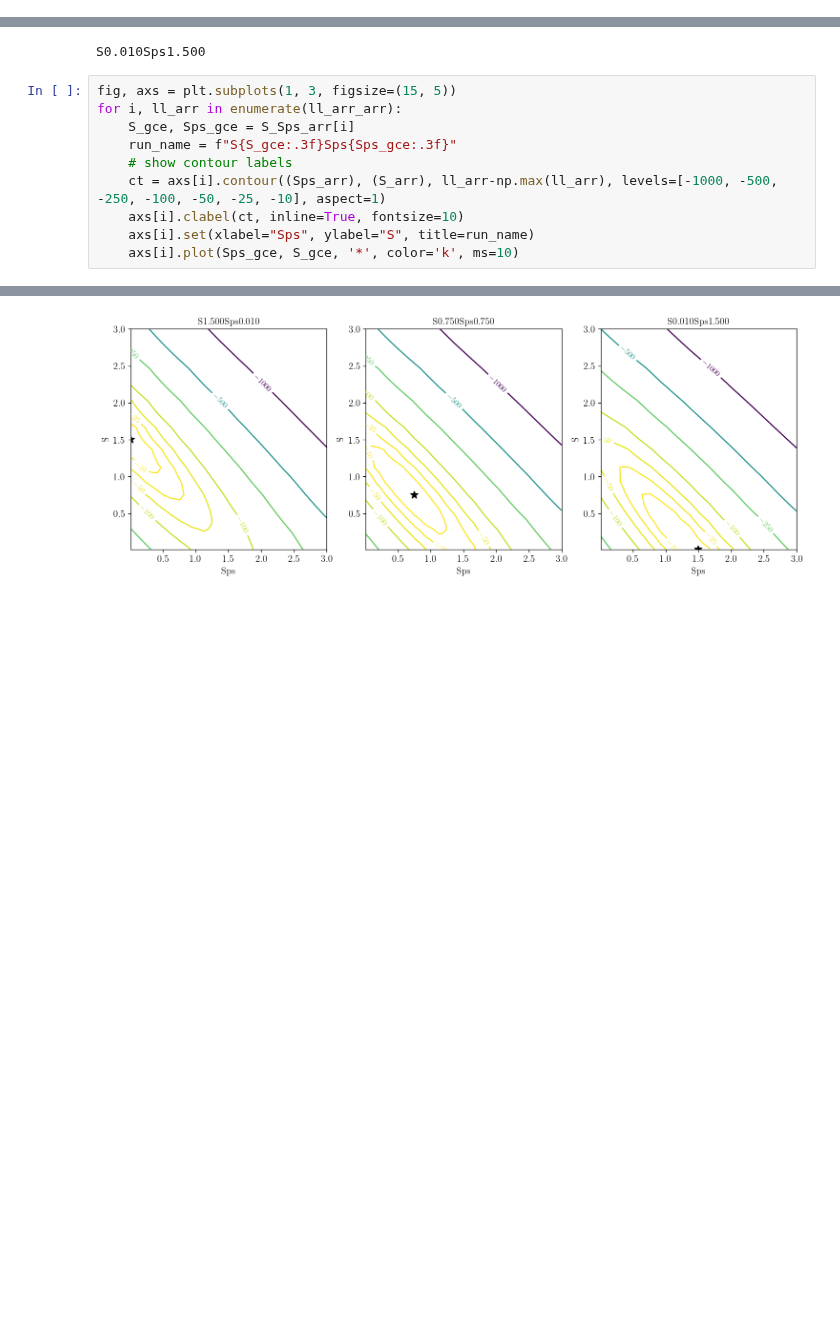
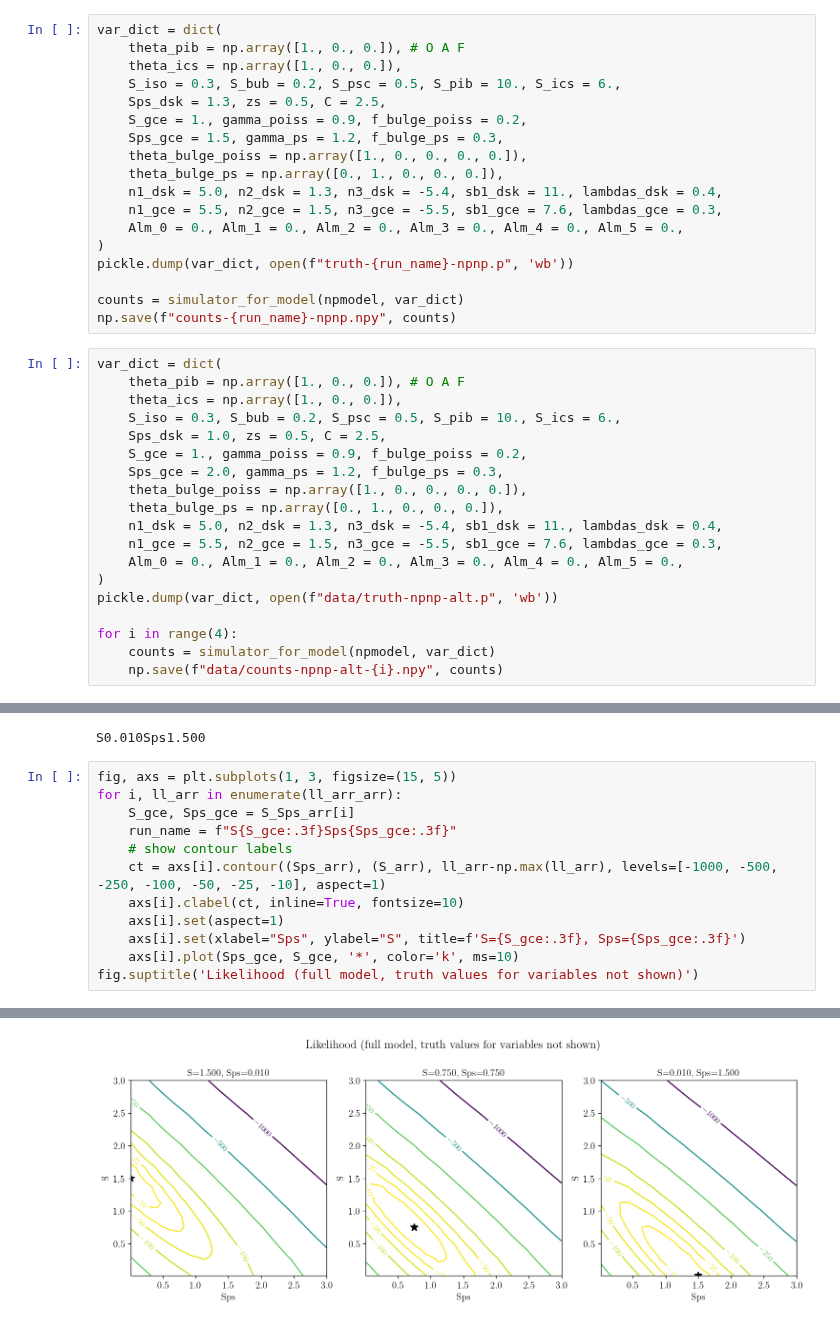
Before and after one commit to smsharma/fermi-prob-prog, a Jupyter notebook: validating/fit_np_to_np/check_likelihood.ipynb, the cells around one changed output, grey strips where cells are left out. Drawn from its saved outputs; the diff is of its cells as text; blank space fills up the shorter version.

Commit message:
simplified np model

```diff
--- a/validating/fit_np_to_np/check_likelihood.ipynb
+++ b/validating/fit_np_to_np/check_likelihood.ipynb
@@ -109 +111,38 @@ S0.010Sps5.000
+# %%
+var_dict = dict(
+    theta_pib = np.array([1., 0., 0.]), # O A F
+    theta_ics = np.array([1., 0., 0.]),
+    S_iso = 0.3, S_bub = 0.2, S_psc = 0.5, S_pib = 10., S_ics = 6.,
+    Sps_dsk = 1.3, zs = 0.5, C = 2.5,
+    S_gce = 1., gamma_poiss = 0.9, f_bulge_poiss = 0.2,
+    Sps_gce = 1.5, gamma_ps = 1.2, f_bulge_ps = 0.3,
+    theta_bulge_poiss = np.array([1., 0., 0., 0., 0.]),
+    theta_bulge_ps = np.array([0., 1., 0., 0., 0.]),
+    n1_dsk = 5.0, n2_dsk = 1.3, n3_dsk = -5.4, sb1_dsk = 11., lambdas_dsk = 0.4,
+    n1_gce = 5.5, n2_gce = 1.5, n3_gce = -5.5, sb1_gce = 7.6, lambdas_gce = 0.3,
+    Alm_0 = 0., Alm_1 = 0., Alm_2 = 0., Alm_3 = 0., Alm_4 = 0., Alm_5 = 0.,
+)
+pickle.dump(var_dict, open(f"truth-{run_name}-npnp.p", 'wb'))
+
+counts = simulator_for_model(npmodel, var_dict)
+np.save(f"counts-{run_name}-npnp.npy", counts)
+# %%
+var_dict = dict(
+    theta_pib = np.array([1., 0., 0.]), # O A F
+    theta_ics = np.array([1., 0., 0.]),
+    S_iso = 0.3, S_bub = 0.2, S_psc = 0.5, S_pib = 10., S_ics = 6.,
+    Sps_dsk = 1.0, zs = 0.5, C = 2.5,
+    S_gce = 1., gamma_poiss = 0.9, f_bulge_poiss = 0.2,
+    Sps_gce = 2.0, gamma_ps = 1.2, f_bulge_ps = 0.3,
+    theta_bulge_poiss = np.array([1., 0., 0., 0., 0.]),
+    theta_bulge_ps = np.array([0., 1., 0., 0., 0.]),
+    n1_dsk = 5.0, n2_dsk = 1.3, n3_dsk = -5.4, sb1_dsk = 11., lambdas_dsk = 0.4,
+    n1_gce = 5.5, n2_gce = 1.5, n3_gce = -5.5, sb1_gce = 7.6, lambdas_gce = 0.3,
+    Alm_0 = 0., Alm_1 = 0., Alm_2 = 0., Alm_3 = 0., Alm_4 = 0., Alm_5 = 0.,
+)
+pickle.dump(var_dict, open(f"data/truth-npnp-alt.p", 'wb'))
+
+for i in range(4):
+    counts = simulator_for_model(npmodel, var_dict)
+    np.save(f"data/counts-npnp-alt-{i}.npy", counts)
 # %% [markdown]
@@ -249,6 +288,8 @@ for i, ll_arr in enumerate(ll_arr_arr):
     # show contour labels
     ct = axs[i].contour((Sps_arr), (S_arr), ll_arr-np.max(ll_arr), levels=[-1000, -500, -250, -100, -50, -25, -10], aspect=1)
     axs[i].clabel(ct, inline=True, fontsize=10)
-    axs[i].set(xlabel="Sps", ylabel="S", title=run_name)
+    axs[i].set(aspect=1)
+    axs[i].set(xlabel="Sps", ylabel="S", title=f'S={S_gce:.3f}, Sps={Sps_gce:.3f}')
     axs[i].plot(Sps_gce, S_gce, '*', color='k', ms=10)
+fig.suptitle('Likelihood (full model, truth values for variables not shown)')
 # %% [output]
@@ -255 +297 @@ for i, ll_arr in enumerate(ll_arr_arr):
-[figure, old version]
+[figure, new version]
```
Also changed, not shown: parts of 11 cells of this notebook, 10 other files.
